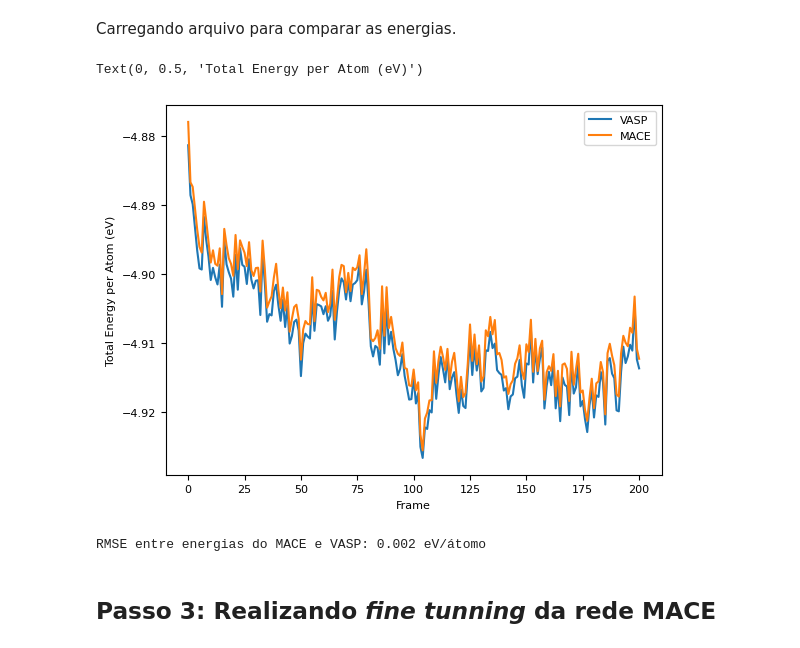
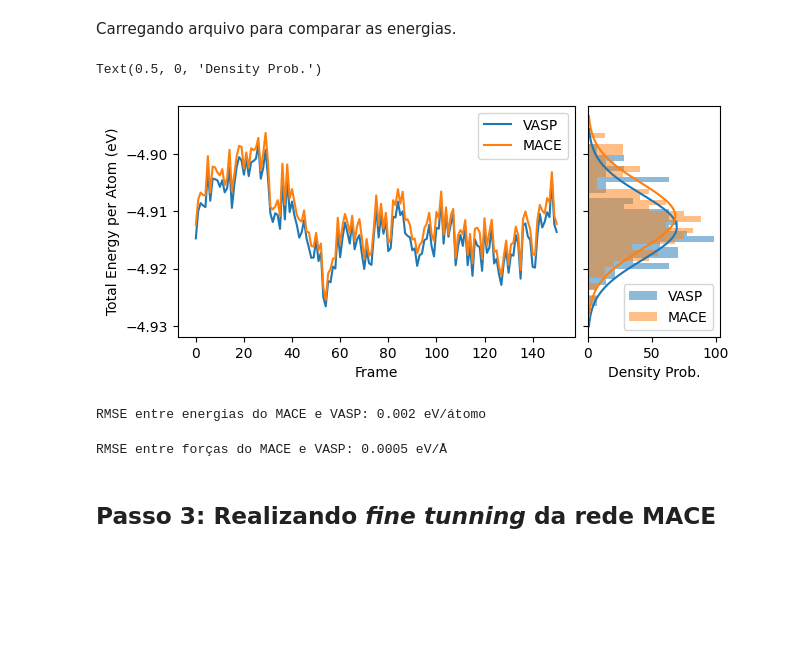
Before and after one commit to elvissoares/COQ878-QuiQuaComp, a Jupyter notebook: notebooks/notebook_Aula_MACE.ipynb, the cells around one changed output. Cells and saved outputs as stored; diff of their text form; code cells hidden in the pictures; blank space fills up the shorter version.

Commit message:
Notebook Aula MACE

```diff
--- a/notebooks/notebook_Aula_MACE.ipynb
+++ b/notebooks/notebook_Aula_MACE.ipynb
@@ -182,13 +184,33 @@ Carregando arquivo para comparar as energias.
 # %%
 from aseMolec import extAtoms as ea
 
-traj = read('mace/mace_md_32h2o_300K_200frames.xyz', ':')
-plt.plot(np.arange(len(traj)), ea.get_prop(traj, 'info', 'energy_vasp', peratom=True), label='VASP')
-plt.plot(np.arange(len(traj)), ea.get_prop(traj, 'info', 'energy_mace', peratom=True), label='MACE')
-plt.legend()
-plt.xlabel('Frame')
-plt.ylabel('Total Energy per Atom (eV)')
+traj = read('mace/mace_md_32h2o_300K_200frames.xyz', '50:')
+frames = np.arange(len(traj))
+vasp_energies = ea.get_prop(traj, 'info', 'energy_vasp', peratom=True)
+mace_energies = ea.get_prop(traj, 'info', 'energy_mace', peratom=True)
+
+fig, axs = plt.subplots(1, 2,figsize=(7,3), sharey=True, gridspec_kw={'width_ratios': [3, 1], 'wspace': 0.05} )
+
+axs[0].plot(frames, vasp_energies, label='VASP')
+axs[0].plot(frames, mace_energies, label='MACE')
+axs[0].legend()
+axs[0].set_xlabel('Frame')
+axs[0].set_ylabel('Total Energy per Atom (eV)')
+
+axs[1].hist(vasp_energies,bins=30,density=True, color='C0', alpha=0.5, label='VASP', orientation="horizontal")
+axs[1].hist(mace_energies,bins=30,density=True, color='C1', alpha=0.5, label='MACE', orientation="horizontal")
+
+Umean = np.mean(vasp_energies)
+sigmaU = np.std(vasp_energies)
+uarray = Umean+np.arange(-3*sigmaU,3*sigmaU,0.01*sigmaU)
+axs[1].plot(np.sqrt(1/(2*np.pi*sigmaU**2))*np.exp(-0.5*(uarray-Umean)**2/sigmaU**2),uarray, color='C0')
+Umean = np.mean(mace_energies)
+sigmaU = np.std(mace_energies)
+uarray = Umean+np.arange(-3*sigmaU,3*sigmaU,0.01*sigmaU)
+axs[1].plot(np.sqrt(1/(2*np.pi*sigmaU**2))*np.exp(-0.5*(uarray-Umean)**2/sigmaU**2),uarray, color='C1')
+axs[1].legend()
+axs[1].set_xlabel('Density Prob.')
 # %% [output]
-Text(0, 0.5, 'Total Energy per Atom (eV)')
+Text(0.5, 0, 'Density Prob.')
-[figure, old version]
+[figure, new version]
 # %%
@@ -200,6 +219,15 @@ RMSE = np.sqrt(np.mean((mace_energies-vasp_energies)**2))
 print("RMSE entre energias do MACE e VASP: {:.3f} eV/átomo".format(RMSE))
 # %% [output]
 RMSE entre energias do MACE e VASP: 0.002 eV/átomo
+# %%
+vasp_forces = ea.get_prop(traj, 'arrays', 'forces_vasp', peratom=True)
+mace_forces = ea.get_prop(traj, 'arrays', 'forces_mace', peratom=True)
+
+RMSE_forces = np.sqrt(np.mean((mace_forces-vasp_forces)**2))
+
+print("RMSE entre forças do MACE e VASP: {:.4f} eV/Å".format(RMSE_forces))
+# %% [output]
+RMSE entre forças do MACE e VASP: 0.0005 eV/Å
 # %% [markdown]
 ## Passo 3: Realizando _fine tunning_ da rede MACE
 # %% [markdown]
```
Also changed, not shown: parts of 3 cells of this notebook.
